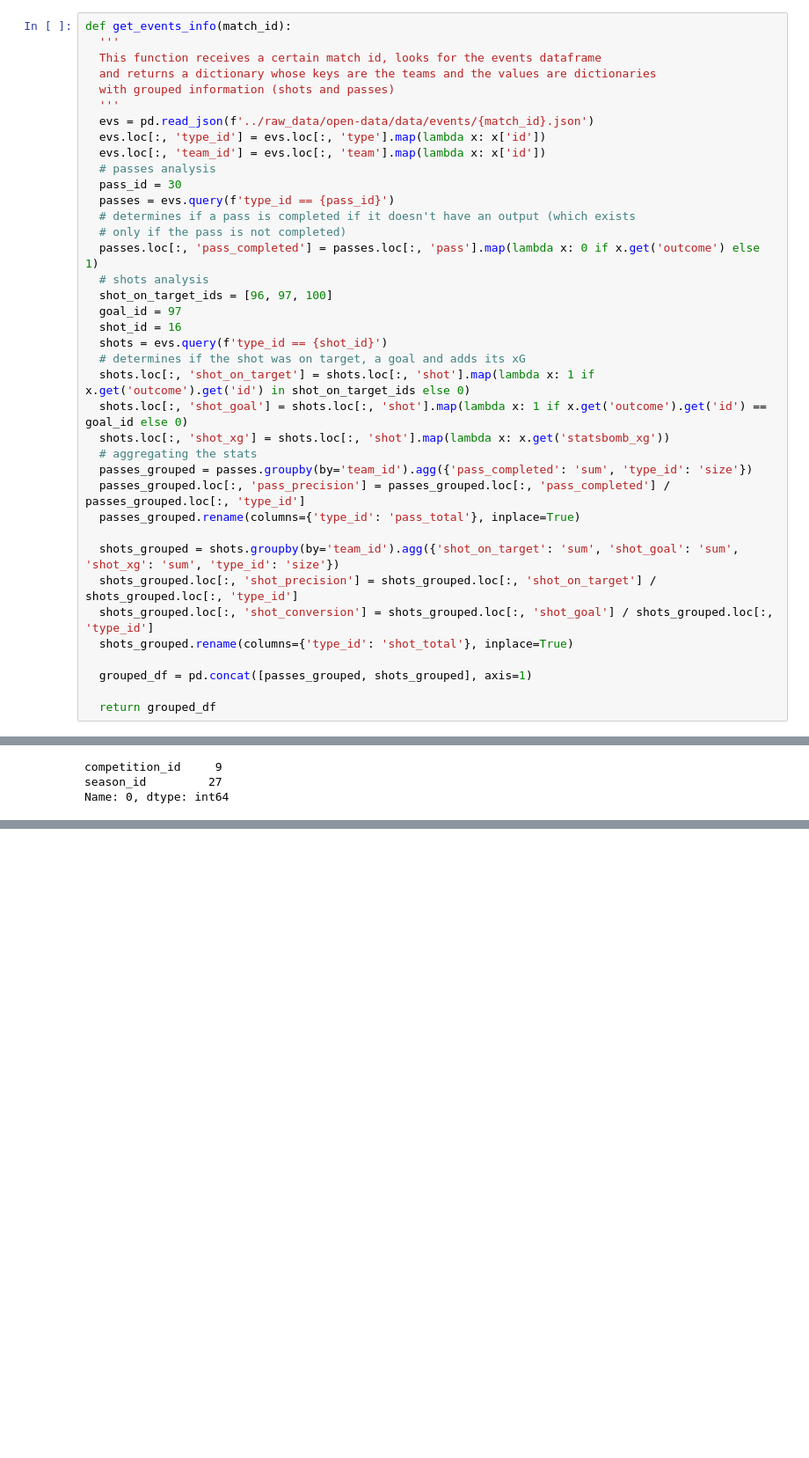
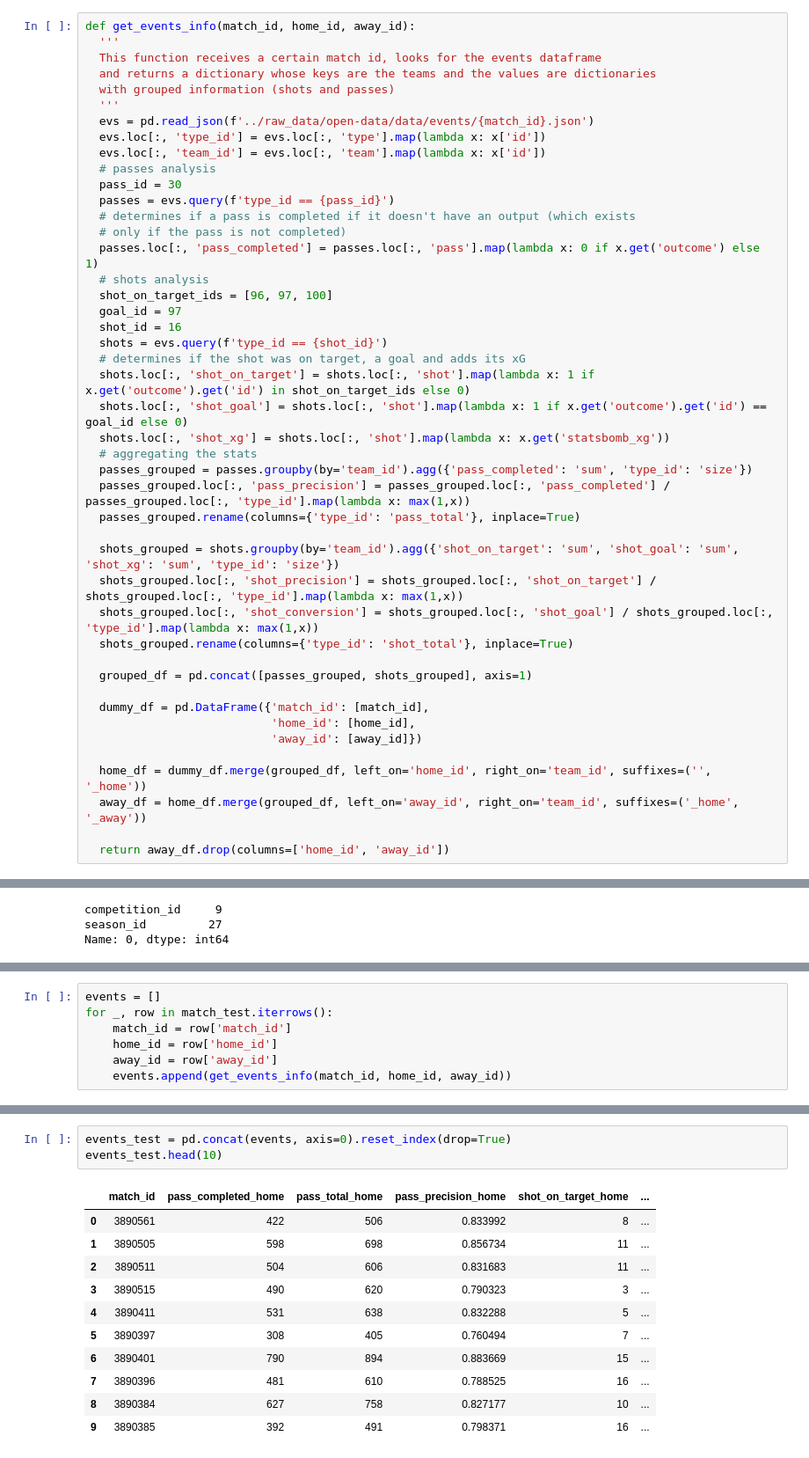
Before and after one commit to jotanavarrete/goalguru, a Jupyter notebook: notebooks/jota_statsbomb_work.ipynb, the cells around one changed output, grey strips where cells are left out. Shown at 88% size. Saved outputs shown, nothing was run; the diff lists cells and outputs as text; blank space fills up the shorter version.

```diff
--- a/notebooks/jota_statsbomb_work.ipynb
+++ b/notebooks/jota_statsbomb_work.ipynb
@@ -324,7 +321,7 @@ shots_grouped.to_dict()
 # %% [markdown]
 ### The function that does the magic
 # %%
-def get_events_info(match_id):
+def get_events_info(match_id, home_id, away_id):
   '''
   This function receives a certain match id, looks for the events dataframe
   and returns a dictionary whose keys are the teams and the values are dictionaries
@@ -350,17 +347,24 @@ def get_events_info(match_id):
   shots.loc[:, 'shot_xg'] = shots.loc[:, 'shot'].map(lambda x: x.get('statsbomb_xg'))
   # aggregating the stats
   passes_grouped = passes.groupby(by='team_id').agg({'pass_completed': 'sum', 'type_id': 'size'})
-  passes_grouped.loc[:, 'pass_precision'] = passes_grouped.loc[:, 'pass_completed'] / passes_grouped.loc[:, 'type_id']
+  passes_grouped.loc[:, 'pass_precision'] = passes_grouped.loc[:, 'pass_completed'] / passes_grouped.loc[:, 'type_id'].map(lambda x: max(1,x))
   passes_grouped.rename(columns={'type_id': 'pass_total'}, inplace=True)
 
   shots_grouped = shots.groupby(by='team_id').agg({'shot_on_target': 'sum', 'shot_goal': 'sum', 'shot_xg': 'sum', 'type_id': 'size'})
-  shots_grouped.loc[:, 'shot_precision'] = shots_grouped.loc[:, 'shot_on_target'] / shots_grouped.loc[:, 'type_id']
-  shots_grouped.loc[:, 'shot_conversion'] = shots_grouped.loc[:, 'shot_goal'] / shots_grouped.loc[:, 'type_id']
+  shots_grouped.loc[:, 'shot_precision'] = shots_grouped.loc[:, 'shot_on_target'] / shots_grouped.loc[:, 'type_id'].map(lambda x: max(1,x))
+  shots_grouped.loc[:, 'shot_conversion'] = shots_grouped.loc[:, 'shot_goal'] / shots_grouped.loc[:, 'type_id'].map(lambda x: max(1,x))
   shots_grouped.rename(columns={'type_id': 'shot_total'}, inplace=True)
 
   grouped_df = pd.concat([passes_grouped, shots_grouped], axis=1)
 
-  return grouped_df
+  dummy_df = pd.DataFrame({'match_id': [match_id],
+                           'home_id': [home_id],
+                           'away_id': [away_id]})
+
+  home_df = dummy_df.merge(grouped_df, left_on='home_id', right_on='team_id', suffixes=('', '_home'))
+  away_df = home_df.merge(grouped_df, left_on='away_id', right_on='team_id', suffixes=('_home', '_away'))
+
+  return away_df.drop(columns=['home_id', 'away_id'])
 # %% [markdown]
 ## Testing 1
 # %%
@@ -419,0 +413,7 @@ See the caveats in the documentation: https://pandas.pydata.org/pandas-docs/stab
+# %%
+events = []
+for _, row in match_test.iterrows():
+    match_id = row['match_id']
+    home_id = row['home_id']
+    away_id = row['away_id']
+    events.append(get_events_info(match_id, home_id, away_id))
@@ -419,0 +438,15 @@ See the caveats in the documentation: https://pandas.pydata.org/pandas-docs/stab
+# %%
+events_test = pd.concat(events, axis=0).reset_index(drop=True)
+events_test.head(10)
+# %% [output]
+|  | match_id | pass_completed_home | pass_total_home | pass_precision_home | shot_on_target_home | ... |
+| 0 | 3890561 | 422 | 506 | 0.833992 | 8 | ... |
+| 1 | 3890505 | 598 | 698 | 0.856734 | 11 | ... |
+| 2 | 3890511 | 504 | 606 | 0.831683 | 11 | ... |
+| 3 | 3890515 | 490 | 620 | 0.790323 | 3 | ... |
+| 4 | 3890411 | 531 | 638 | 0.832288 | 5 | ... |
+| 5 | 3890397 | 308 | 405 | 0.760494 | 7 | ... |
+| 6 | 3890401 | 790 | 894 | 0.883669 | 15 | ... |
+| 7 | 3890396 | 481 | 610 | 0.788525 | 16 | ... |
+| 8 | 3890384 | 627 | 758 | 0.827177 | 10 | ... |
+| 9 | 3890385 | 392 | 491 | 0.798371 | 16 | ... |
```
Also changed, not shown: parts of 16 cells of this notebook.
